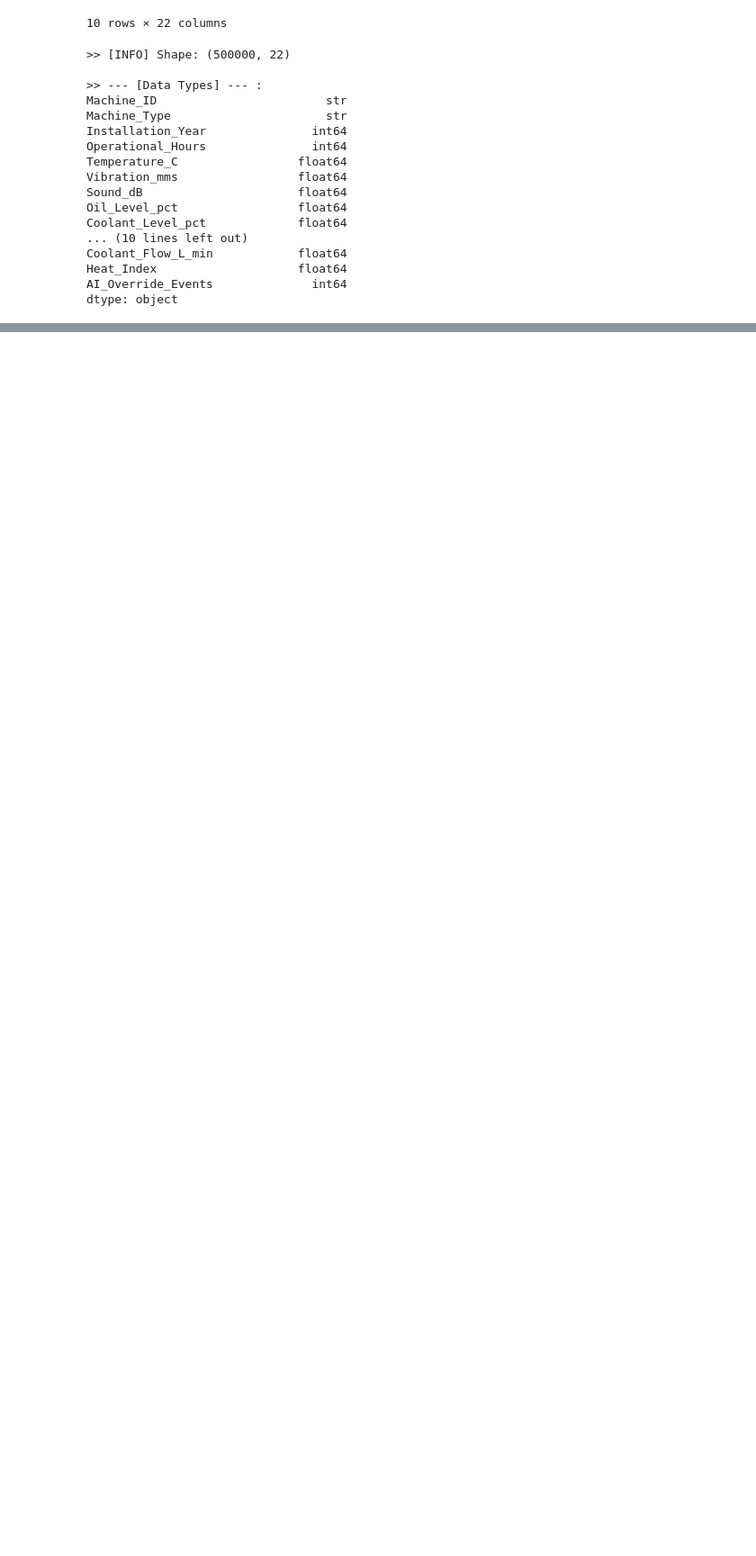
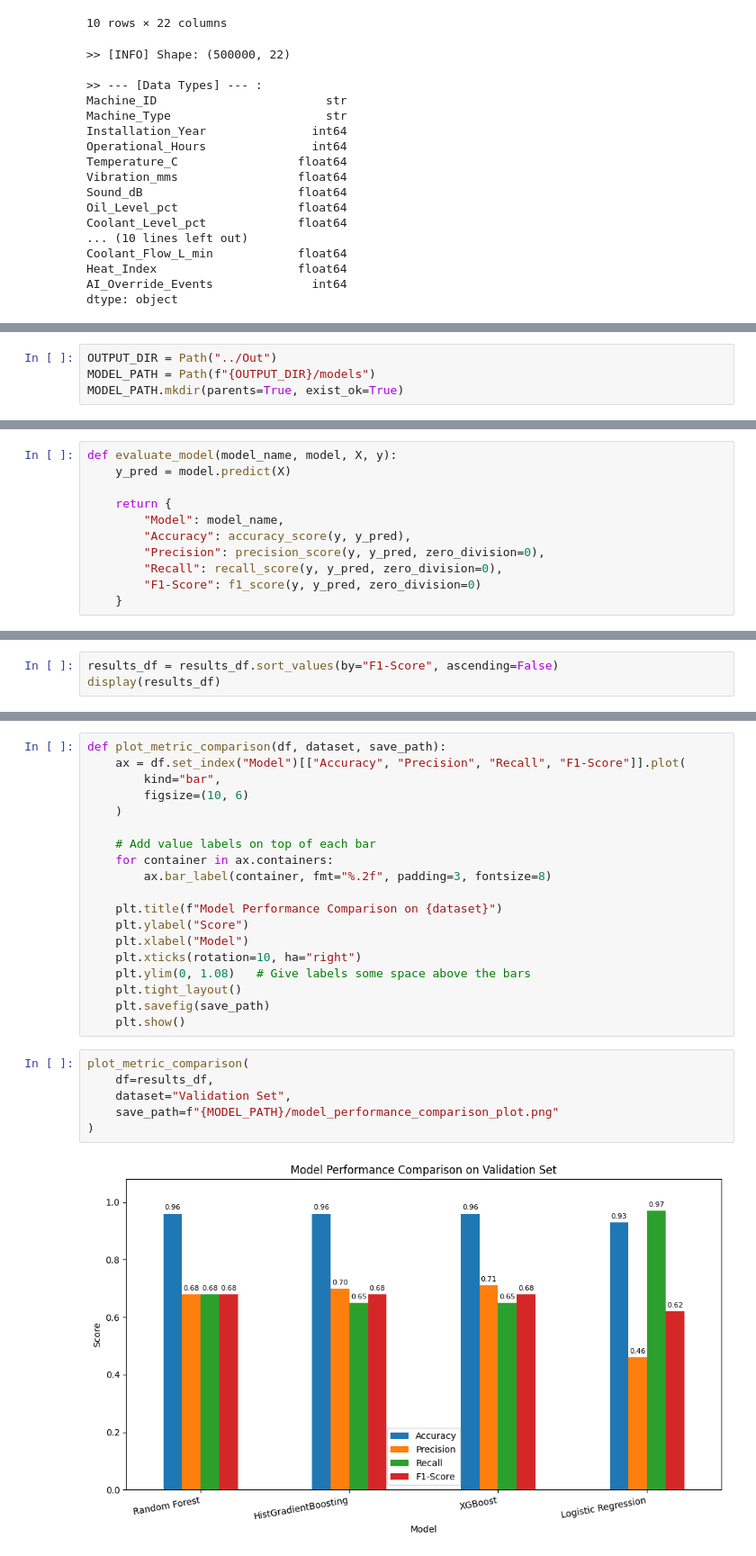
Before and after one commit to DavidF-22/ICT5101-IoT_Project, a Jupyter notebook: PartB/src/IoT_PartB_Predictive_Maintenance.ipynb, the cells around one changed output, grey strips where cells are left out. Shown at 90% size. Drawn from its saved outputs; the diff is of its cells as text; blank space fills up the shorter version.

```diff
--- a/PartB/src/IoT_PartB_Predictive_Maintenance.ipynb
+++ b/PartB/src/IoT_PartB_Predictive_Maintenance.ipynb
@@ -69,0 +367,4 @@ dtype: object
+# %%
+OUTPUT_DIR = Path("../Out")
+MODEL_PATH = Path(f"{OUTPUT_DIR}/models")
+MODEL_PATH.mkdir(parents=True, exist_ok=True)
@@ -69,0 +420,11 @@ dtype: object
+# %%
+def evaluate_model(model_name, model, X, y):
+    y_pred = model.predict(X)
+
+    return {
+        "Model": model_name,
+        "Accuracy": accuracy_score(y, y_pred),
+        "Precision": precision_score(y, y_pred, zero_division=0),
+        "Recall": recall_score(y, y_pred, zero_division=0),
+        "F1-Score": f1_score(y, y_pred, zero_division=0)
+    }
@@ -69,0 +465,3 @@ dtype: object
+# %%
+results_df = results_df.sort_values(by="F1-Score", ascending=False)
+display(results_df)
@@ -69,0 +474,27 @@ dtype: object
+# %%
+def plot_metric_comparison(df, dataset, save_path):
+    ax = df.set_index("Model")[["Accuracy", "Precision", "Recall", "F1-Score"]].plot(
+        kind="bar",
+        figsize=(10, 6)
+    )
+
+    # Add value labels on top of each bar
+    for container in ax.containers:
+        ax.bar_label(container, fmt="%.2f", padding=3, fontsize=8)
+
+    plt.title(f"Model Performance Comparison on {dataset}")
+    plt.ylabel("Score")
+    plt.xlabel("Model")
+    plt.xticks(rotation=10, ha="right")
+    plt.ylim(0, 1.08)   # Give labels some space above the bars
+    plt.tight_layout()
+    plt.savefig(save_path)
+    plt.show()
+# %%
+plot_metric_comparison(
+    df=results_df,
+    dataset="Validation Set",
+    save_path=f"{MODEL_PATH}/model_performance_comparison_plot.png"
+)
+# %% [output]
+[figure, added]
```
Also changed, not shown: parts of 60 cells of this notebook.
